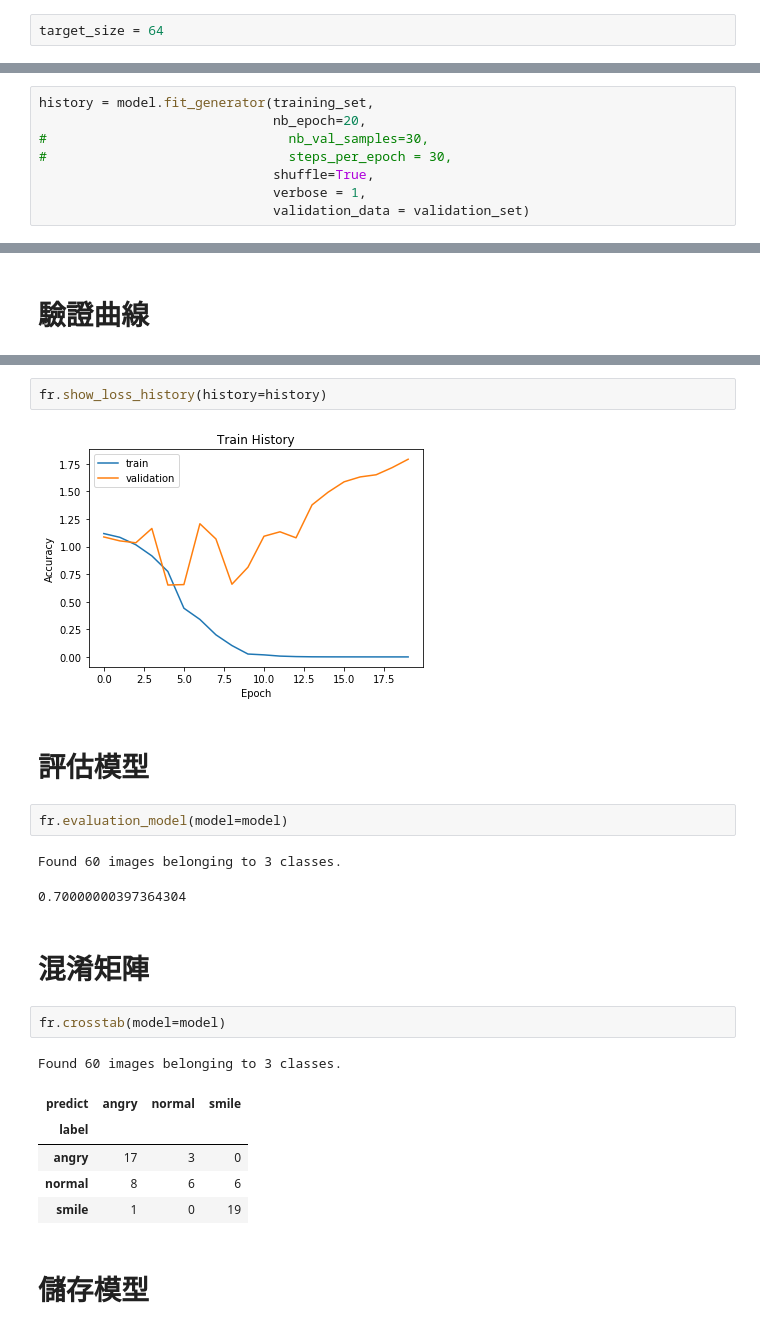
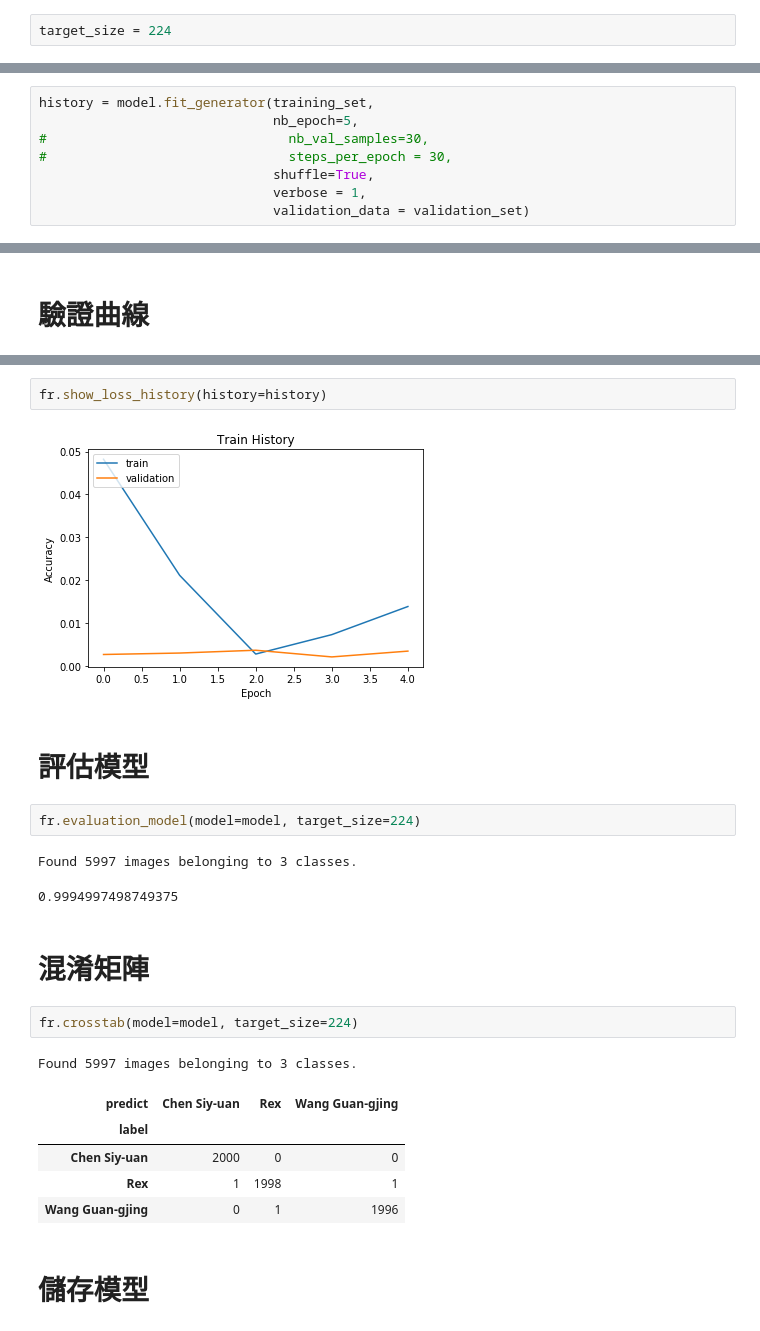
Before and after one commit to Lo-Kuo-Feng/thesis, a Jupyter notebook: main.ipynb, the cells around one changed output, grey strips where cells are left out. Saved outputs shown, nothing was run; the diff lists cells and outputs as text.

```diff
--- a/main.ipynb
+++ b/main.ipynb
@@ -85,7 +116,7 @@ sample2_face共增加了128筆資料
 # %% [markdown]
 # 資料預處理
 # %%
-target_size = 64
+target_size = 224
 # %%
 from keras.preprocessing.image import ImageDataGenerator
 
@@ -154,7 +185,7 @@ except :
 # https://keras-cn.readthedocs.io/en/latest/models/model/
 # %%
 history = model.fit_generator(training_set,
-                              nb_epoch=20,
+                              nb_epoch=5,
 #                               nb_val_samples=30,
 #                               steps_per_epoch = 30,
                               shuffle=True,
@@ -187,25 +211,25 @@ fr.show_acc_history(history=history)
 # %%
 fr.show_loss_history(history=history)
 # %% [output]
-[figure, old version]
+[figure, new version]
 # %% [markdown]
 # 評估模型
 # %%
-fr.evaluation_model(model=model)
+fr.evaluation_model(model=model, target_size=224)
 # %% [output]
-Found 60 images belonging to 3 classes.
+Found 5997 images belonging to 3 classes.
-0.70000000397364304
+0.9994997498749375
 # %% [markdown]
 # 混淆矩陣
 # %%
-fr.crosstab(model=model)
+fr.crosstab(model=model, target_size=224)
 # %% [output]
-Found 60 images belonging to 3 classes.
+Found 5997 images belonging to 3 classes.
-| predict | angry | normal | smile |
+| predict | Chen Siy-uan | Rex | Wang Guan-gjing |
 | label |  |  |  |
-| angry | 17 | 3 | 0 |
-| normal | 8 | 6 | 6 |
-| smile | 1 | 0 | 19 |
+| Chen Siy-uan | 2000 | 0 | 0 |
+| Rex | 1 | 1998 | 1 |
+| Wang Guan-gjing | 0 | 1 | 1996 |
 # %% [markdown]
 # 儲存模型
 # %%
```
Also changed, not shown: parts of 18 cells of this notebook.
